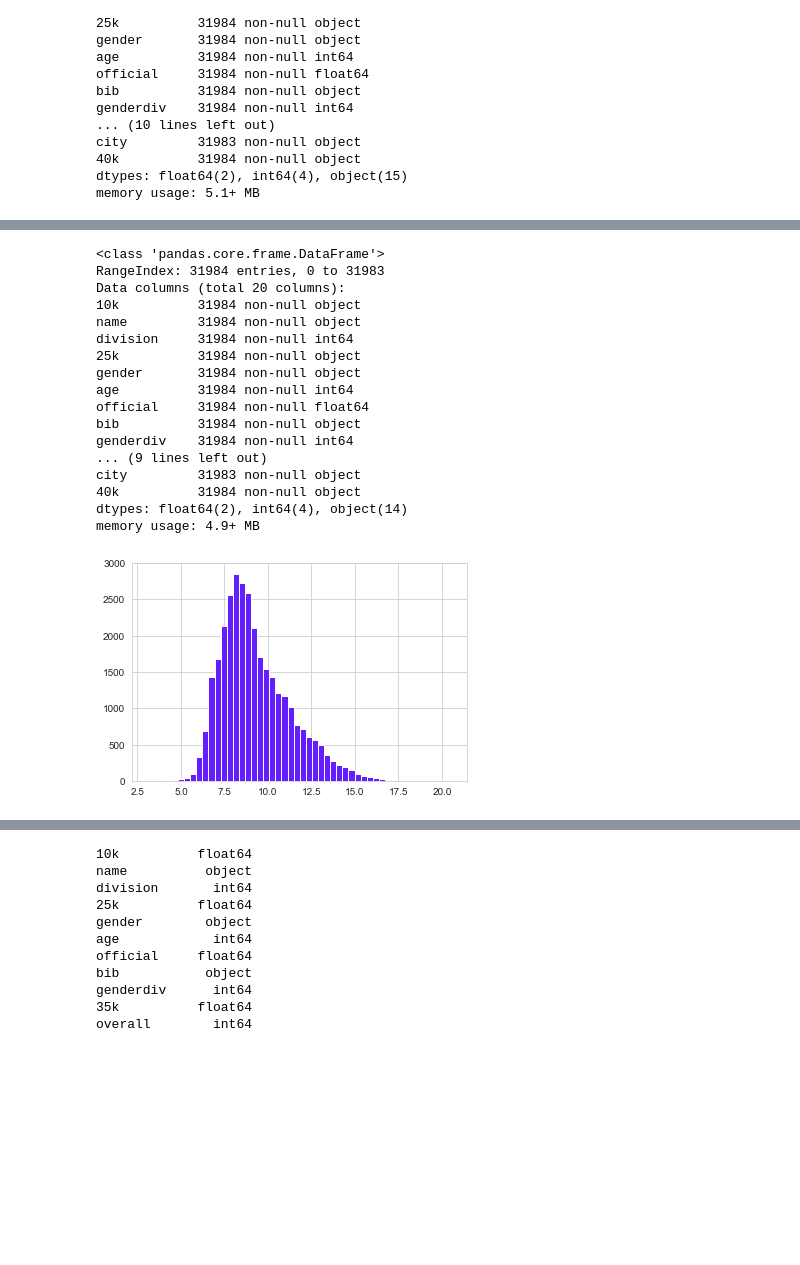
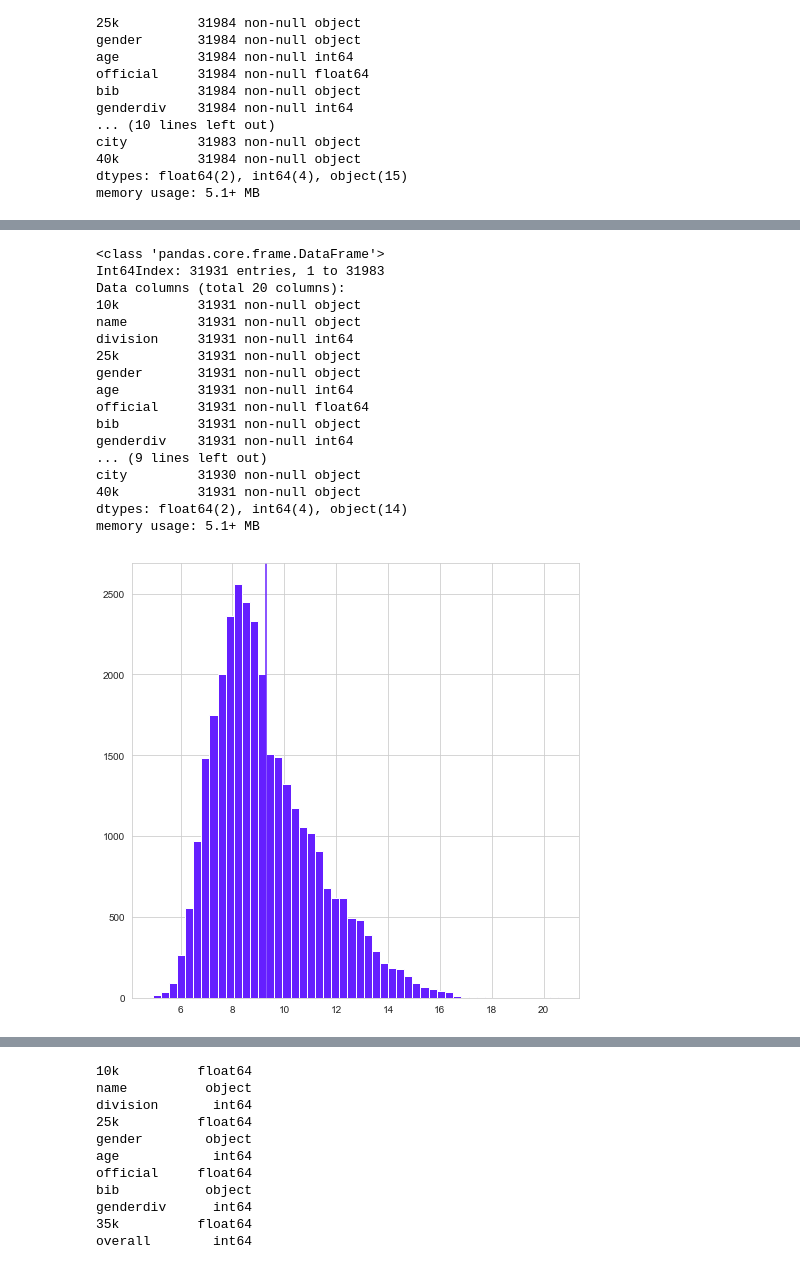
Before and after one commit to tcbriggs981/thinkful-unit-04, a Jupyter notebook: thinkful-040205-marathon_times - v2.ipynb, the cells around one changed output, grey strips where cells are left out. Drawn from its saved outputs; the diff is of its cells as text; code cells hidden in the pictures; blank space fills up the shorter version.

```diff
--- a/thinkful-040205-marathon_times - v2.ipynb
+++ b/thinkful-040205-marathon_times - v2.ipynb
@@ -48,2 +70,2 @@ results.head()
 # %%
-results.loc[results['bib'].str.contains('F')].describe()
+results = results.drop(results[results['bib'].str.contains('W')].index)
@@ -61,24 +113,25 @@ results.loc[results['bib'].str.contains('F')].describe()
 results.info()
 # %% [output]
 <class 'pandas.core.frame.DataFrame'>
-RangeIndex: 31984 entries, 0 to 31983
+Int64Index: 31931 entries, 1 to 31983
 Data columns (total 20 columns):
-10k          31984 non-null object
-name         31984 non-null object
-division     31984 non-null int64
-25k          31984 non-null object
-gender       31984 non-null object
-age          31984 non-null int64
-official     31984 non-null float64
-bib          31984 non-null object
-genderdiv    31984 non-null int64
+10k          31931 non-null object
+name         31931 non-null object
+division     31931 non-null int64
+25k          31931 non-null object
+gender       31931 non-null object
+age          31931 non-null int64
+official     31931 non-null float64
+bib          31931 non-null object
+genderdiv    31931 non-null int64
 ... (9 lines left out)
-city         31983 non-null object
-40k          31984 non-null object
+city         31930 non-null object
+40k          31931 non-null object
 dtypes: float64(2), int64(4), object(14)
-memory usage: 4.9+ MB
+memory usage: 5.1+ MB
 # %%
 plt.hist(results['pace'], bins=50)
+plt.axvline(x=results['pace'].mean())
 plt.show()
 # %% [output]
-[figure, old version]
+[figure, new version]
```
Also changed, not shown: parts of 74 cells of this notebook.
